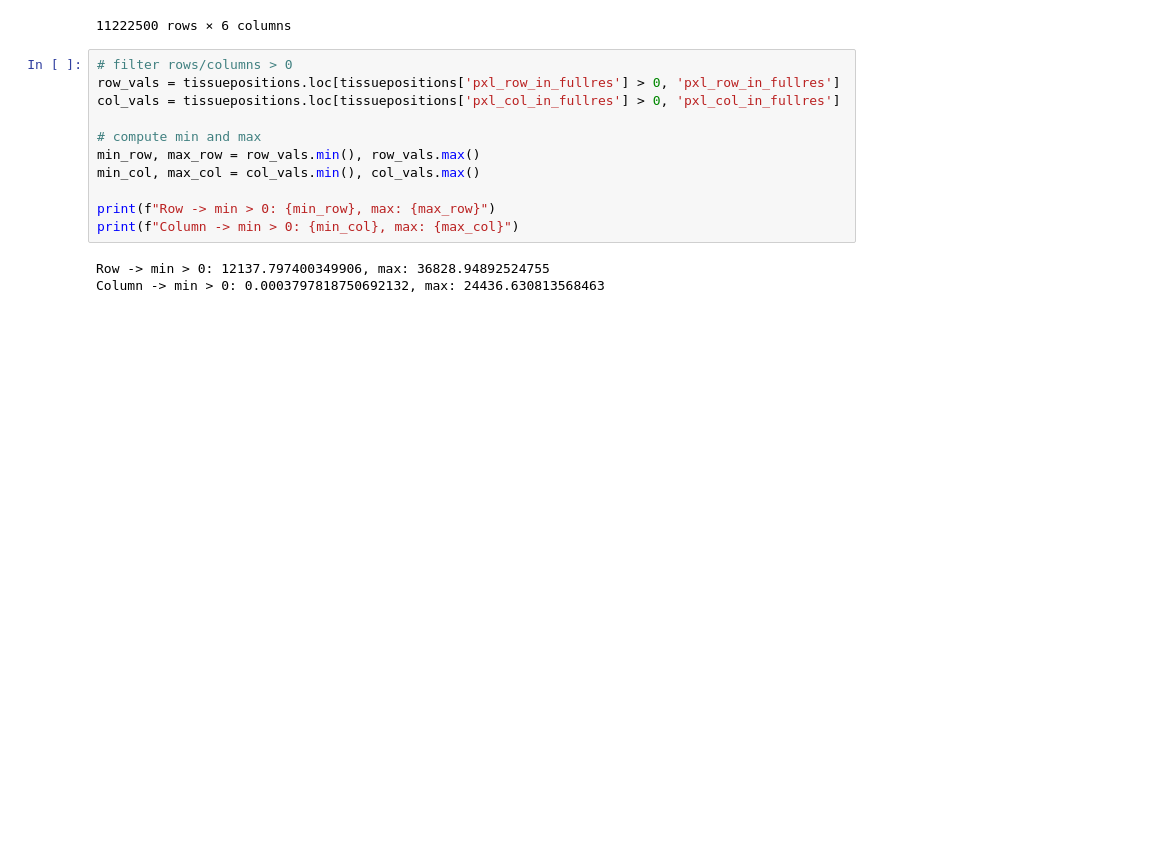
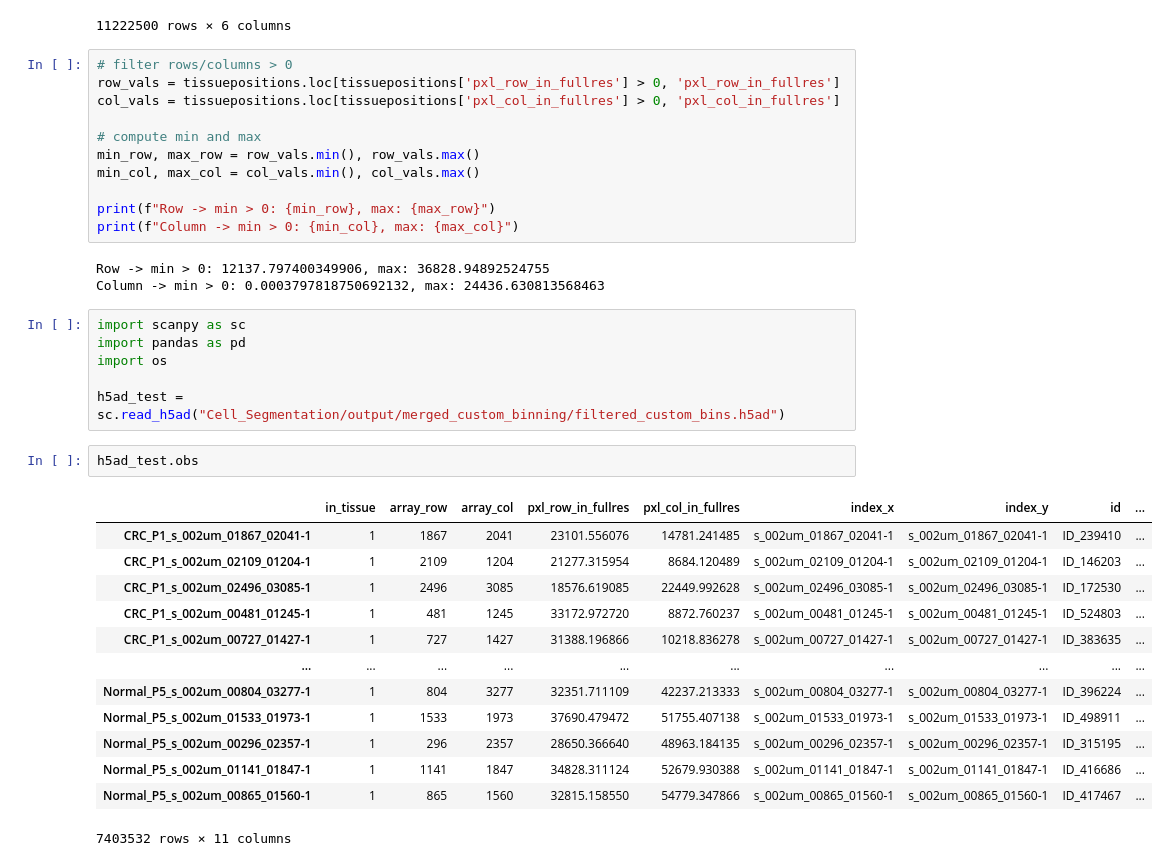
Before and after one commit to CharlieNotChaplin/Genomosaic, a Jupyter notebook: test_file_contents.ipynb, the cells around one changed output. Drawn from its saved outputs; the diff is of its cells as text; blank space fills up the shorter version.

```diff
--- a/test_file_contents.ipynb
+++ b/test_file_contents.ipynb
@@ -414,3 +414,25 @@ print(f"Column -> min > 0: {min_col}, max: {max_col}")
 # %% [output]
 Row -> min > 0: 12137.797400349906, max: 36828.94892524755
 Column -> min > 0: 0.0003797818750692132, max: 24436.630813568463
+# %%
+import scanpy as sc
+import pandas as pd
+import os
+
+h5ad_test = sc.read_h5ad("Cell_Segmentation/output/merged_custom_binning/filtered_custom_bins.h5ad")
+# %%
+h5ad_test.obs
+# %% [output]
+|  | in_tissue | array_row | array_col | pxl_row_in_fullres | pxl_col_in_fullres | index_x | index_y | id | ... |
+| CRC_P1_s_002um_01867_02041-1 | 1 | 1867 | 2041 | 23101.556076 | 14781.241485 | s_002um_01867_02041-1 | s_002um_01867_02041-1 | ID_239410 | ... |
+| CRC_P1_s_002um_02109_01204-1 | 1 | 2109 | 1204 | 21277.315954 | 8684.120489 | s_002um_02109_01204-1 | s_002um_02109_01204-1 | ID_146203 | ... |
+| CRC_P1_s_002um_02496_03085-1 | 1 | 2496 | 3085 | 18576.619085 | 22449.992628 | s_002um_02496_03085-1 | s_002um_02496_03085-1 | ID_172530 | ... |
+| CRC_P1_s_002um_00481_01245-1 | 1 | 481 | 1245 | 33172.972720 | 8872.760237 | s_002um_00481_01245-1 | s_002um_00481_01245-1 | ID_524803 | ... |
+| CRC_P1_s_002um_00727_01427-1 | 1 | 727 | 1427 | 31388.196866 | 10218.836278 | s_002um_00727_01427-1 | s_002um_00727_01427-1 | ID_383635 | ... |
+| ... | ... | ... | ... | ... | ... | ... | ... | ... | ... |
+| Normal_P5_s_002um_00804_03277-1 | 1 | 804 | 3277 | 32351.711109 | 42237.213333 | s_002um_00804_03277-1 | s_002um_00804_03277-1 | ID_396224 | ... |
+| Normal_P5_s_002um_01533_01973-1 | 1 | 1533 | 1973 | 37690.479472 | 51755.407138 | s_002um_01533_01973-1 | s_002um_01533_01973-1 | ID_498911 | ... |
+| Normal_P5_s_002um_00296_02357-1 | 1 | 296 | 2357 | 28650.366640 | 48963.184135 | s_002um_00296_02357-1 | s_002um_00296_02357-1 | ID_315195 | ... |
+| Normal_P5_s_002um_01141_01847-1 | 1 | 1141 | 1847 | 34828.311124 | 52679.930388 | s_002um_01141_01847-1 | s_002um_01141_01847-1 | ID_416686 | ... |
+| Normal_P5_s_002um_00865_01560-1 | 1 | 865 | 1560 | 32815.158550 | 54779.347866 | s_002um_00865_01560-1 | s_002um_00865_01560-1 | ID_417467 | ... |
+7403532 rows × 11 columns
```
Also changed, not shown: parts of 1 cell of this notebook, 2 other files.
